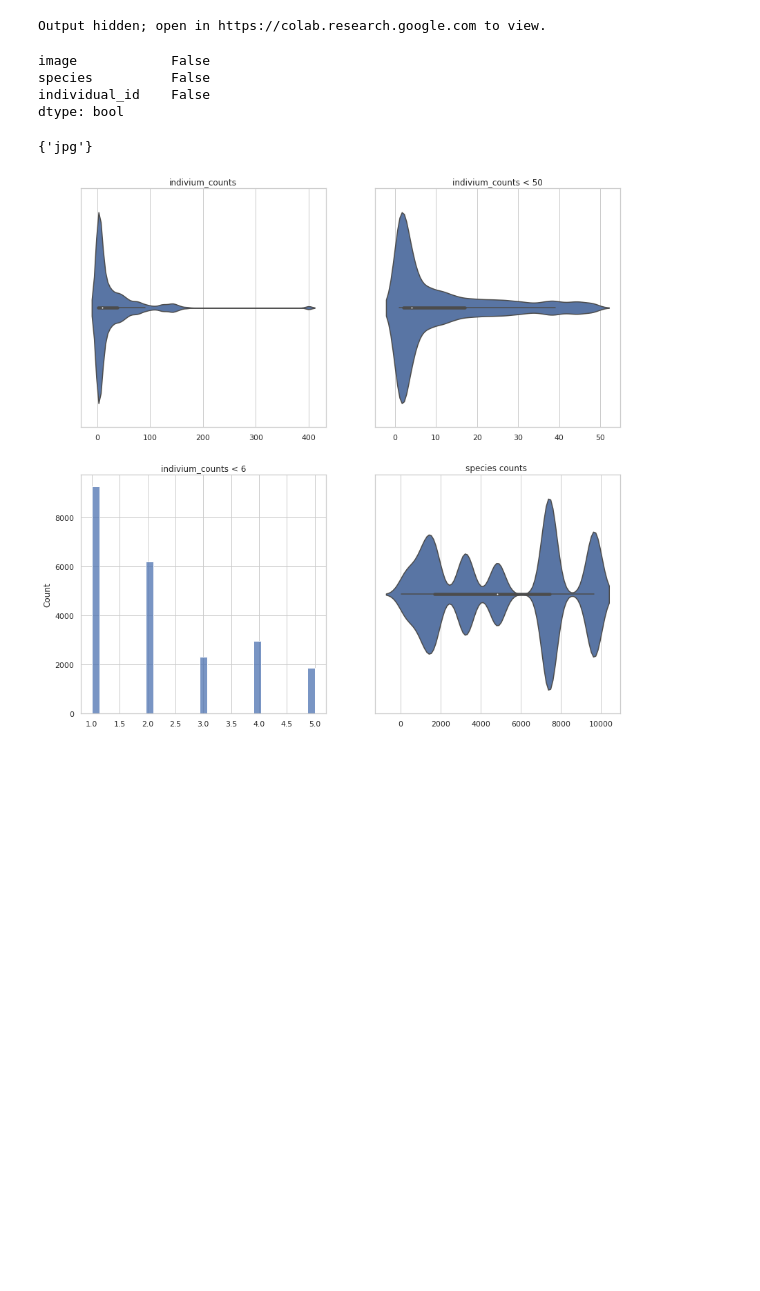
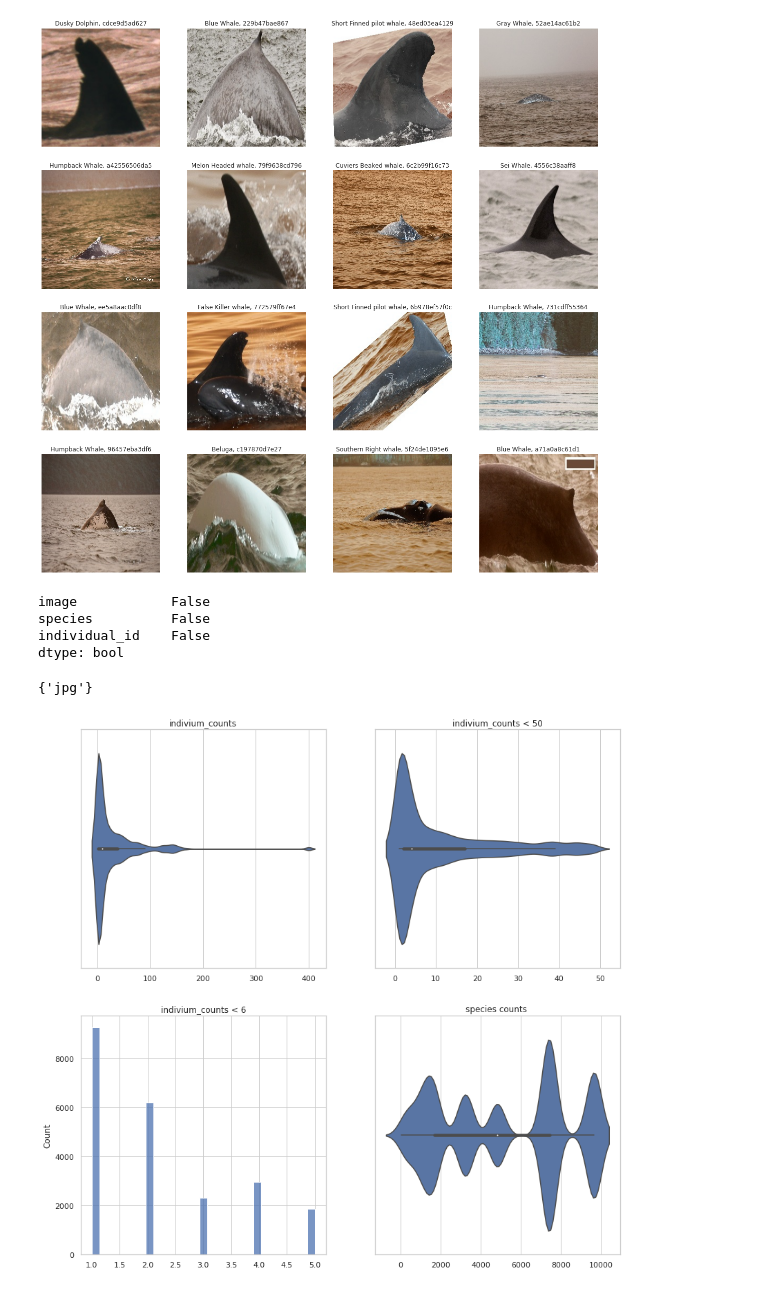
Before and after one commit to louiskhub/happywhale, a Jupyter notebook: visualizations/data_visualization.ipynb, the cells around one changed output. Saved outputs shown, nothing was run; the diff lists cells and outputs as text; code cells hidden in the pictures; blank space fills up the shorter version.

```diff
--- a/visualizations/data_visualization.ipynb
+++ b/visualizations/data_visualization.ipynb
@@ -26,28 +31,20 @@ replace OurTrainingData/00021adfb725ed.jpg? [y]es, [n]o, [A]ll, [N]one, [r]ename
 # %%
 #@title Plotting Whales
 
 columns=4
 rows=4
 fig = plt.figure(figsize=(20, 20))
 
-def nicer_classes(name):
-    name = name.replace("_", " ")
-    name = name[0].capitalize() + name[1:]
-    i = name.find(" ")
-    return name[:i + 1] + name[i + 1].capitalize() + name[i + 2:]
-
-
 for i in range(columns * rows):
-      path, species, name = df.iloc[i]
-      img = cv2.imread("OurTrainingData/" + path)
-      img = cv2.cvtColor(img, cv2.COLOR_BGR2RGB)
+      path, species, name = df.iloc[i, :3]
+      img = cv2.imread(util.TRAIN_DATA_PATH + "/" + path)
       fig.add_subplot(rows, columns, i + 1)
-      plt.title(f"{nicer_classes(species)}, {name}")
+      plt.title(f"{visualizer.nicer_species_names(species)}, {name}")
       plt.axis("off")
       plt.imshow(img)
 plt.show()
 # %% [output]
-Output hidden; open in https://colab.research.google.com to view.
+[figure, added]
 # %%
 df.isnull().any()
 # %% [output]
```
Also changed, not shown: parts of 3 cells of this notebook, 9 other files.
